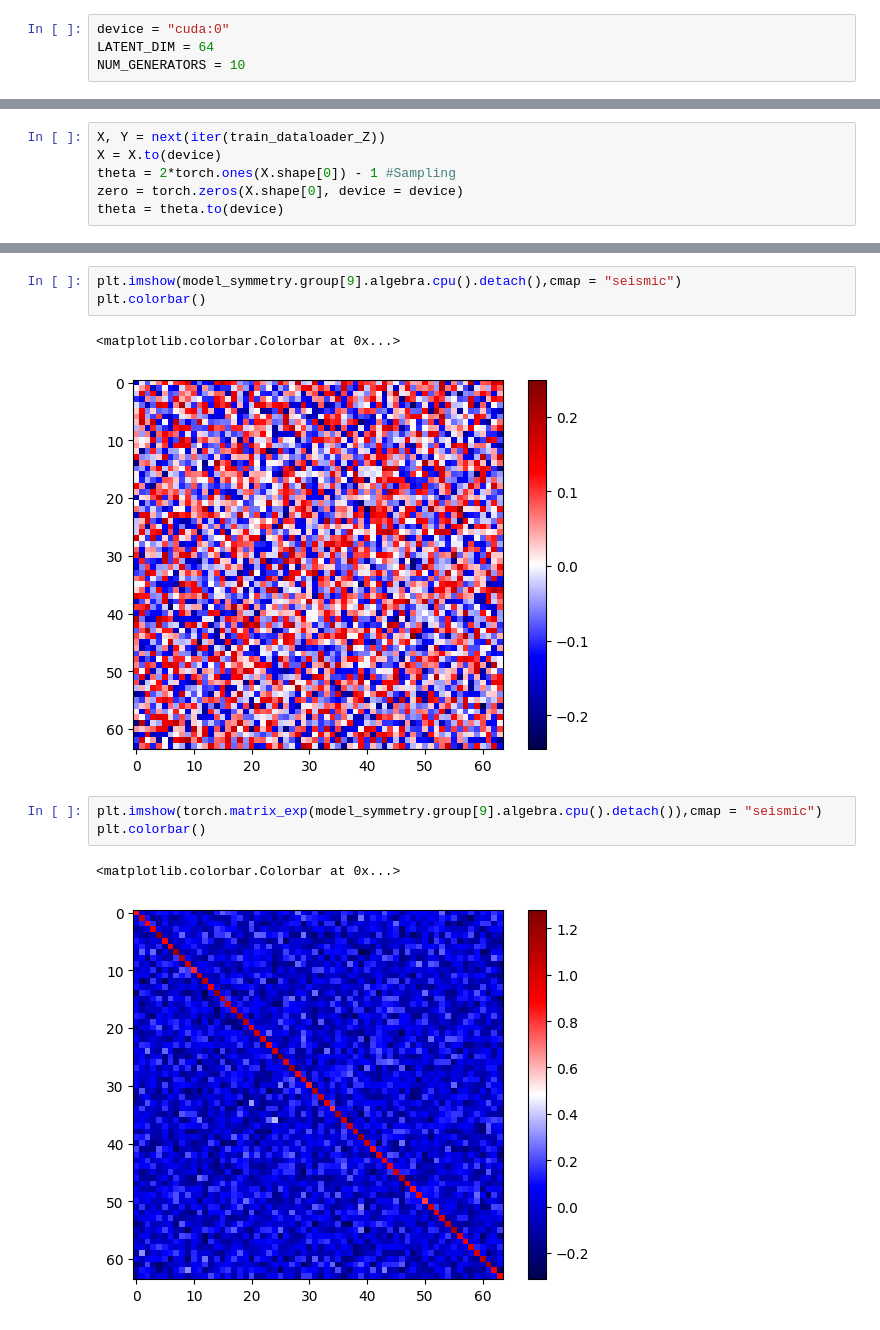
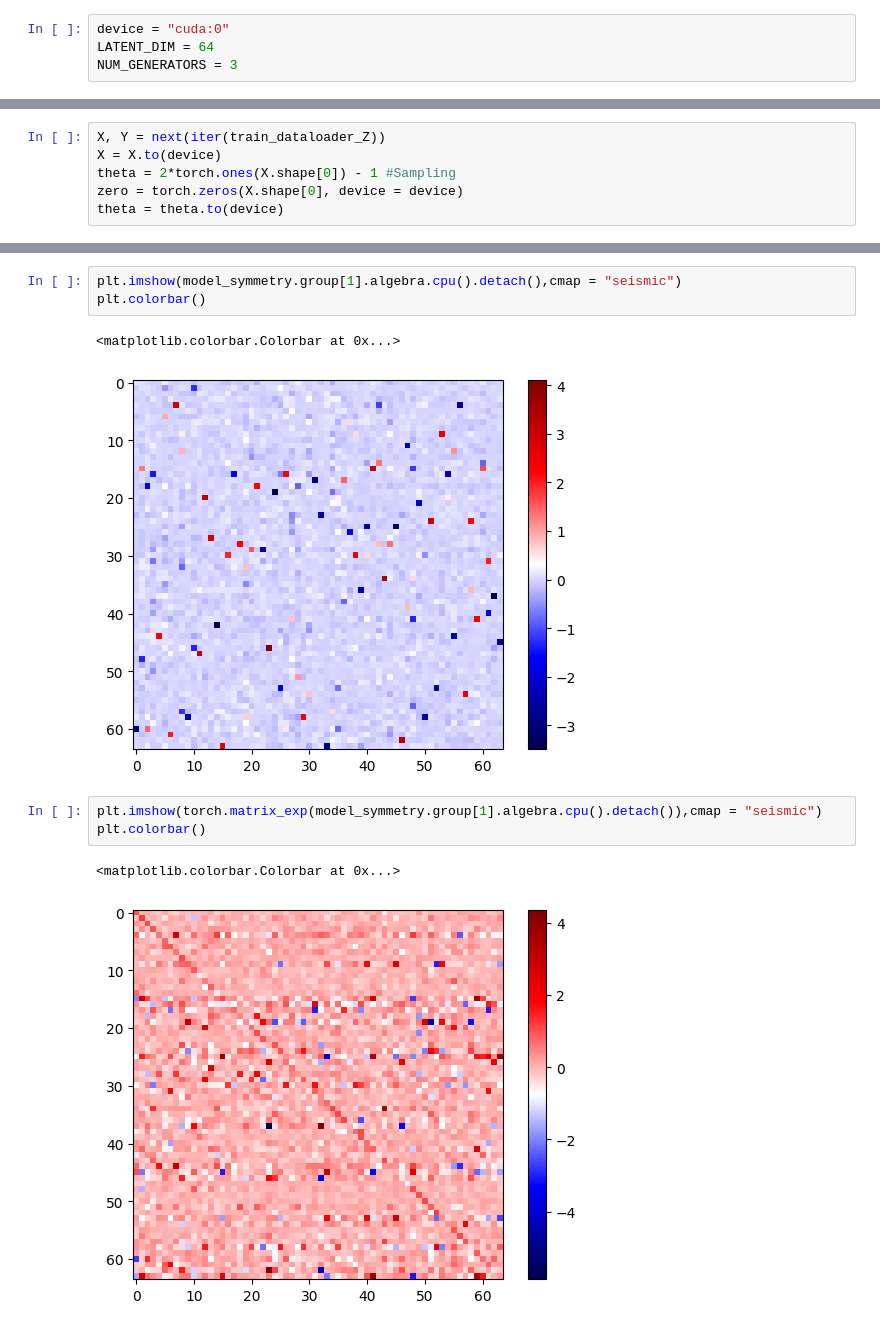
Before and after one commit to dc250601/SYMMETRY, a Jupyter notebook: ORACLE_LATENT.ipynb, the cells around one changed output, grey strips where cells are left out. Cells and saved outputs as stored; diff of their text form.

```diff
--- a/ORACLE_LATENT.ipynb
+++ b/ORACLE_LATENT.ipynb
@@ -19,7 +19,7 @@ from models import *
 # %%
 device = "cuda:0"
 LATENT_DIM = 64
-NUM_GENERATORS = 10
+NUM_GENERATORS = 3
 # %%
 # We will work with the distilled data for the sake of simplicity of our work, it turns out that the distilled dataset contains only 0s and 1s
 # %%
@@ -315,15 +326,15 @@ plt.colorbar()
 # %%
-plt.imshow(model_symmetry.group[9].algebra.cpu().detach(),cmap = "seismic")
+plt.imshow(model_symmetry.group[1].algebra.cpu().detach(),cmap = "seismic")
 plt.colorbar()
 # %% [output]
 <matplotlib.colorbar.Colorbar at 0x...>
-[figure, old version]
+[figure, new version]
 # %%
-plt.imshow(torch.matrix_exp(model_symmetry.group[9].algebra.cpu().detach()),cmap = "seismic")
+plt.imshow(torch.matrix_exp(model_symmetry.group[1].algebra.cpu().detach()),cmap = "seismic")
 plt.colorbar()
 # %% [output]
 <matplotlib.colorbar.Colorbar at 0x...>
-[figure, old version]
+[figure, new version]
 # %%
 plt.imshow(model_symmetry.group[2].algebra.cpu().detach(),cmap = "seismic")
 plt.colorbar()
```
Also changed, not shown: parts of 10 cells of this notebook, 5 other files.
